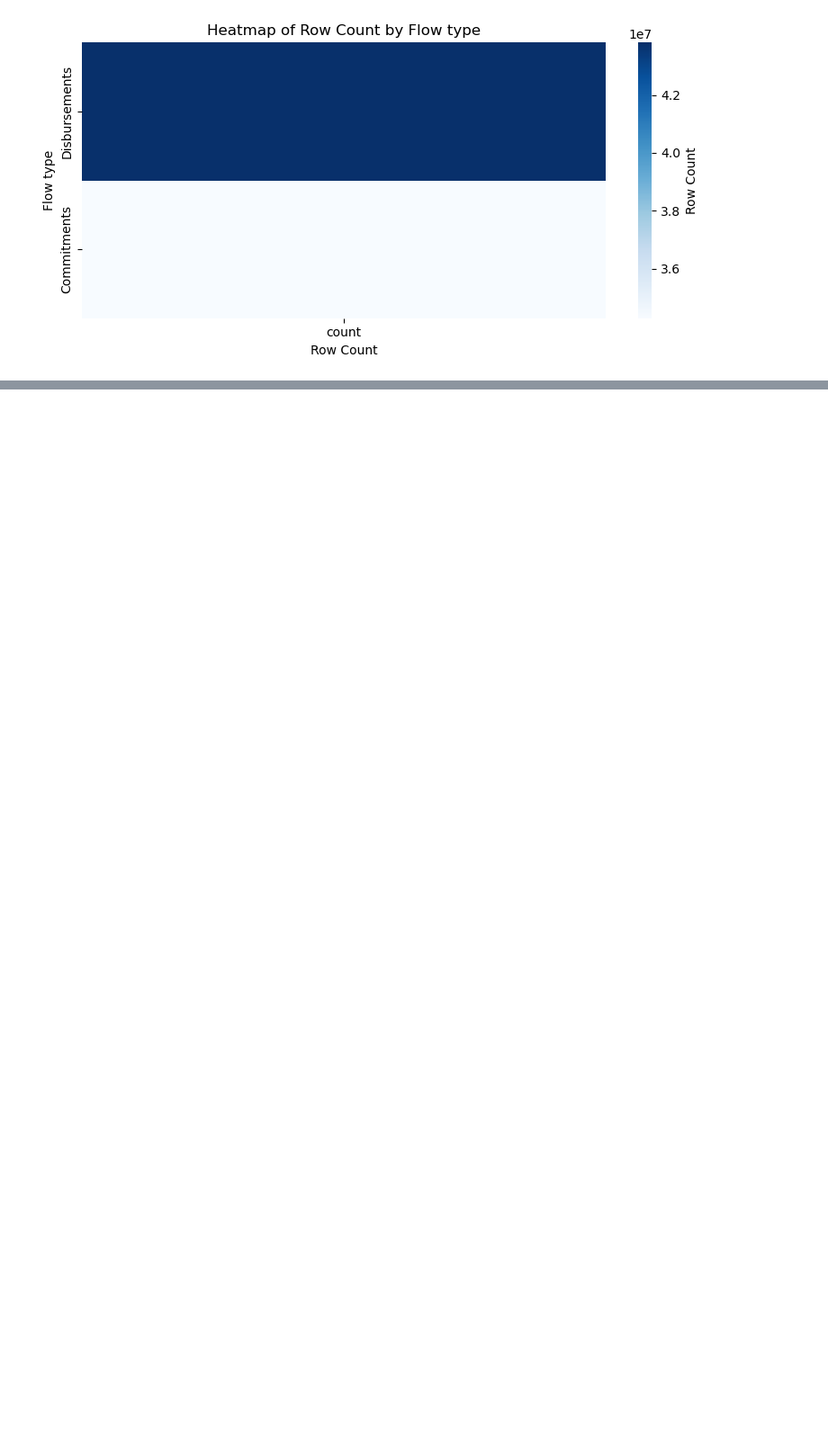
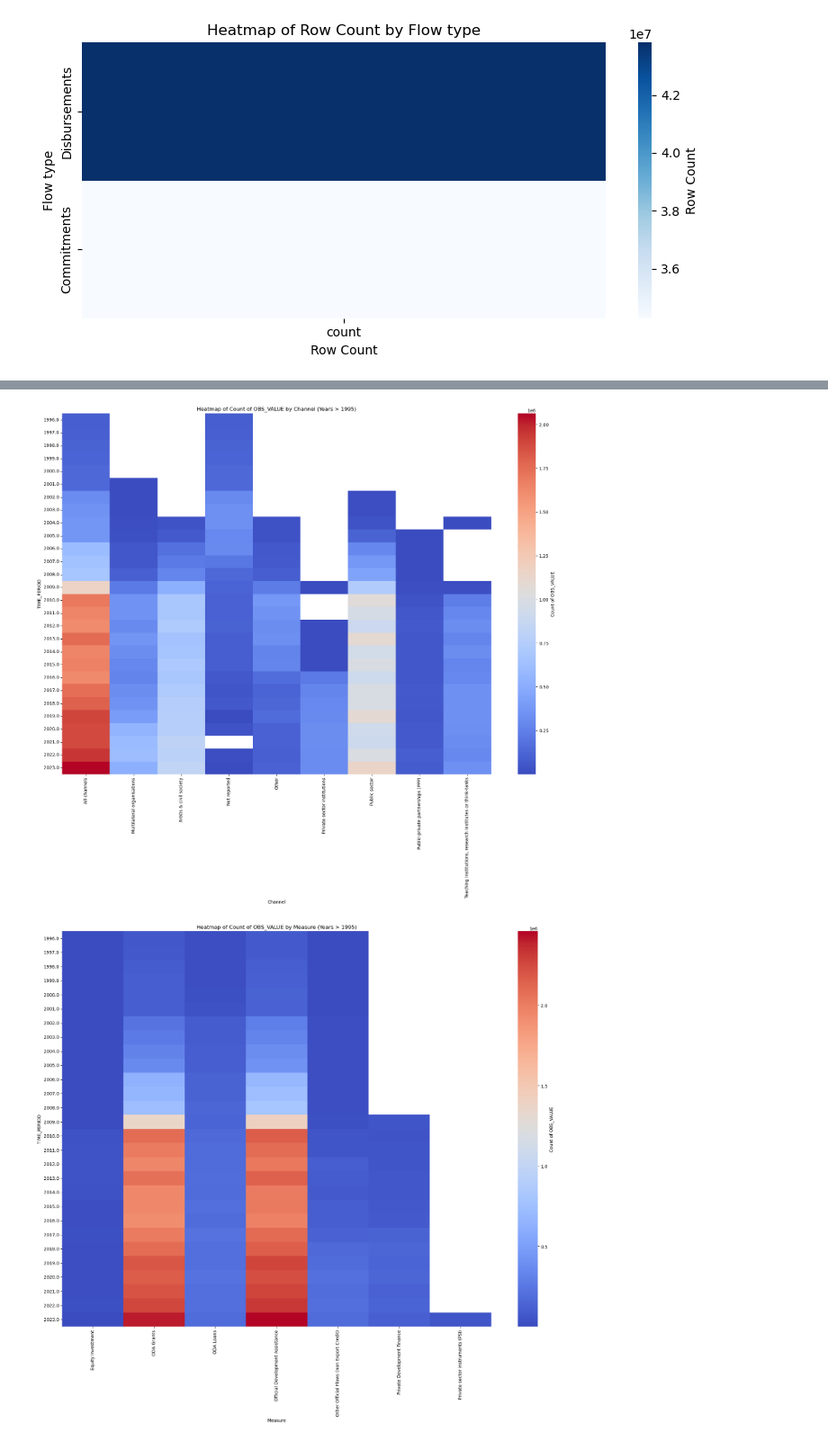
Before and after one commit to Ayomide-Fagbolade/Internship, a Jupyter notebook: dask_approach.ipynb, the cells around one changed output, grey strips where cells are left out. Shown at 90% size. Drawn from its saved outputs; the diff is of its cells as text; code cells hidden in the pictures; blank space fills up the shorter version.

```diff
--- a/dask_approach.ipynb
+++ b/dask_approach.ipynb
@@ -613,0 +675,7 @@ ddf_cleaned.head()
+# %%
+# Plot heatmaps for each group_col in the specified list
+for x in ['Channel', 'Measure', 'Modality', ]:
+    plot_time_heatmap(ddf_cleaned, value_col='OBS_VALUE', group_col=x, agg='count', start_year=1995)
+# %% [output]
+[figure, added]
+[figure, added]
```
Also changed, not shown: parts of 4 cells of this notebook.
